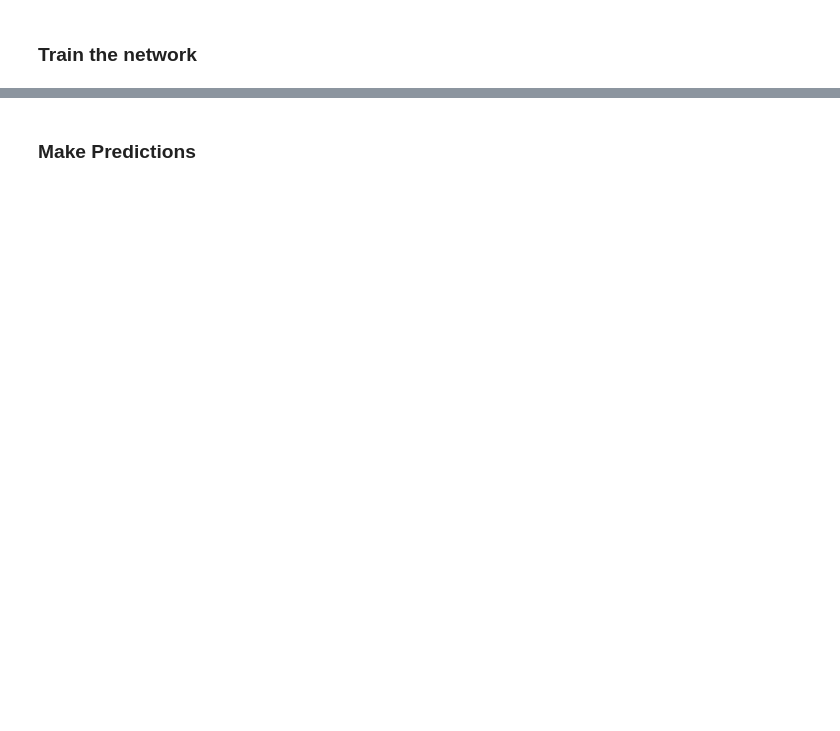
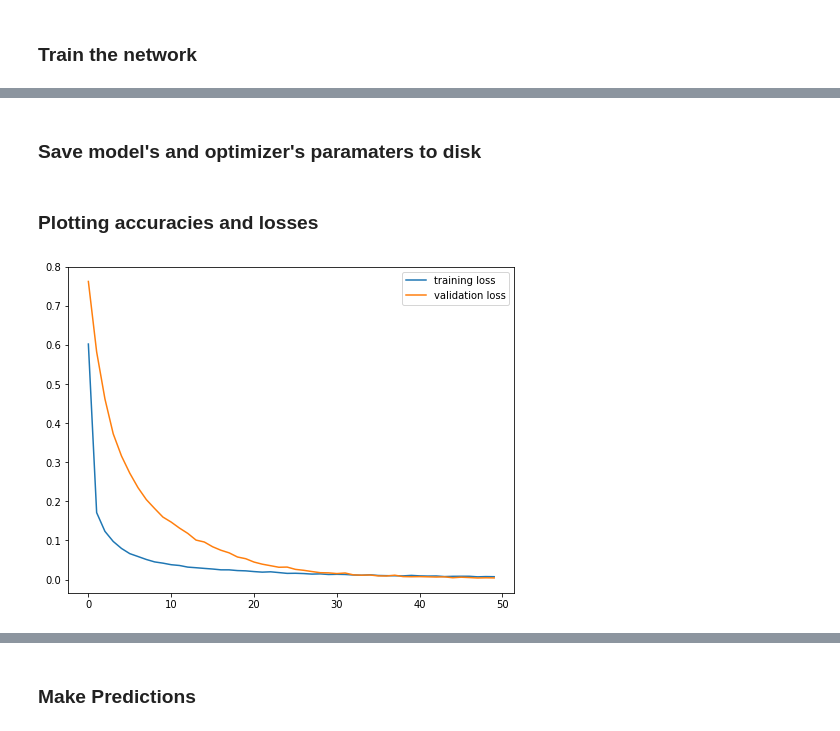
Before and after one commit to ironcladgeek/Kaggle-Competitions, a Jupyter notebook: Computer-Vision/Kannada-MNIST/Kannada-MNIST_PyTorch.ipynb, the cells around one changed output, grey strips where cells are left out. Saved outputs shown, nothing was run; the diff lists cells and outputs as text; code cells hidden in the pictures; blank space fills up the shorter version.

```diff
--- a/Computer-Vision/Kannada-MNIST/Kannada-MNIST_PyTorch.ipynb
+++ b/Computer-Vision/Kannada-MNIST/Kannada-MNIST_PyTorch.ipynb
@@ -151,10 +170,19 @@ class KannadaDataset(data.Dataset):
 # %%
 bs = 64
 
-train_dataset = KannadaDataset(trainset, labels)
-train_dataloader = torch.utils.data.DataLoader(train_dataset, batch_size=bs, shuffle=True)
+trainset = KannadaDataset(X_train, y_train)
+trainloader = torch.utils.data.DataLoader(trainset, batch_size=bs, shuffle=True)
 
-test_dataloader = torch.utils.data.DataLoader(testset, batch_size=bs, shuffle=False)
+valset = KannadaDataset(X_val, y_val)
+valloader = torch.utils.data.DataLoader(valset, batch_size=bs, shuffle=True)
+
+testloader = torch.utils.data.DataLoader(X_test, batch_size=bs, shuffle=False)
+# %%
+dataloader = {
+    'train': trainloader,
+    'val': valloader,
+    'test': testloader
+}
 # %% [markdown]
 ### Designing the Neural Network
 # %%
@@ -166,10 +194,11 @@ class Net(nn.Module):
         # Convolution layer sees (14x14x16 tensor)
         self.conv2 = nn.Conv2d(in_channels=16, out_channels=32, kernel_size=(3,3), padding=1)
         self.pool = nn.MaxPool2d(2,2)
-        # dense layer after last conv and pooling layer
-        self.fc1 = nn.Linear(in_features= 7*7*32, out_features=256)
+        # dense layers after last conv and pooling layer
+        self.fc1 = nn.Linear(in_features=7*7*32, out_features=256)
+        self.fc2 = nn.Linear(in_features=256, out_features=64)
         # output layer
-        self.fc2 = nn.Linear(in_features=256, out_features=10)
+        self.fc3 = nn.Linear(in_features=64, out_features=10)
         self.dropout = nn.Dropout(0.2)
 
     def forward(self, x):
@@ -181,6 +210,8 @@ class Net(nn.Module):
         x = self.dropout(x)
         x = F.relu(self.fc1(x))
         x = self.dropout(x)
-        x = F.log_softmax(self.fc2(x), dim=1)
+        x = F.relu(self.fc2(x))
+        x = self.dropout(x)
+        x = F.log_softmax(self.fc3(x), dim=1)
 
         return x
@@ -200,3 +218,8 @@ Net(
 # %% [markdown]
 ### Train the network
+# %%
+model = Net()
+model = model.to(device)
+criterion = nn.NLLLoss()
+optimizer = optim.Adam(params=model.parameters(), lr=0.0001)
 # %%
@@ -262,0 +299,2 @@ torch.save({
+# %% [markdown]
+### Save model's and optimizer's paramaters to disk
@@ -262,0 +308,10 @@ torch.save({
+# %% [markdown]
+### Plotting accuracies and losses
+# %%
+fig = plt.figure(figsize=(8, 6))
+plt.plot(losses['train'], label='training loss')
+plt.plot(losses['val'], label='validation loss')
+plt.legend()
+plt.show()
+# %% [output]
+[figure, added]
```
Also changed, not shown: parts of 24 cells of this notebook.
